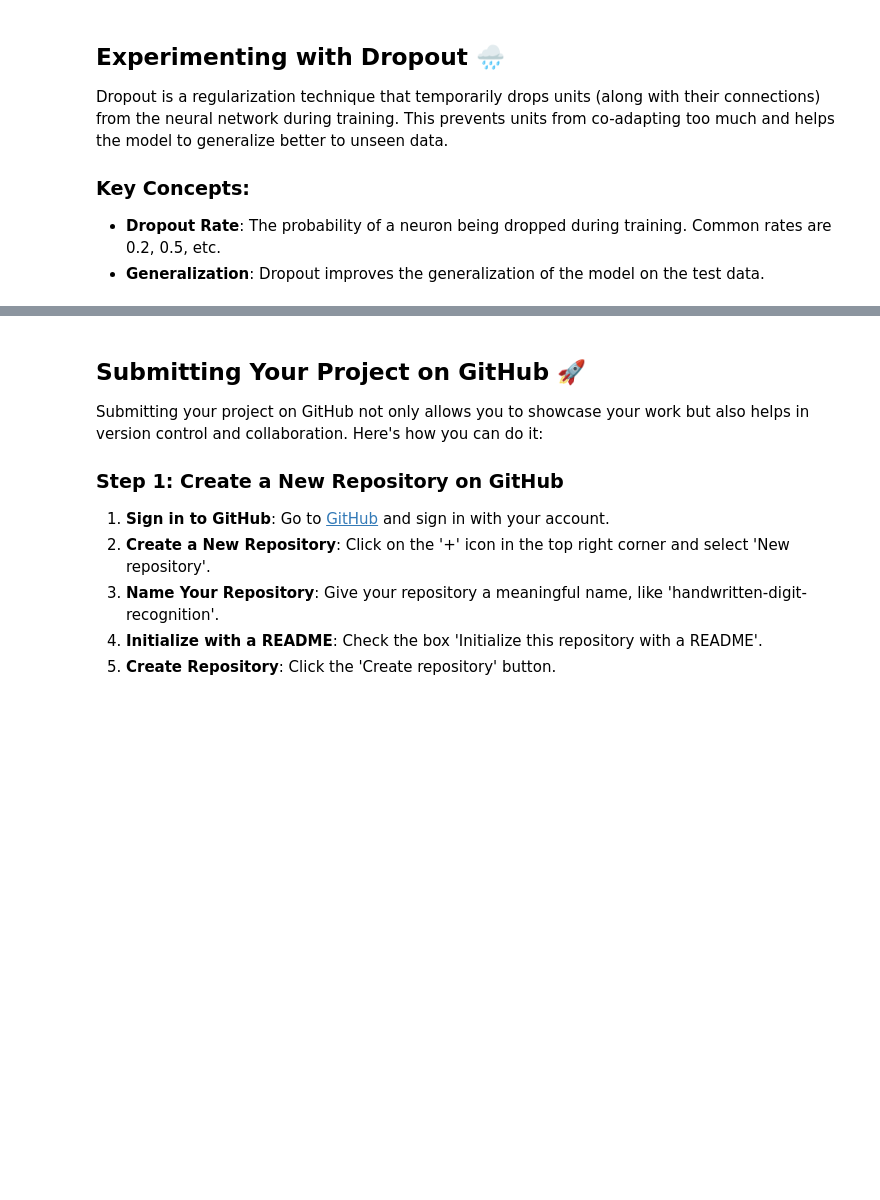
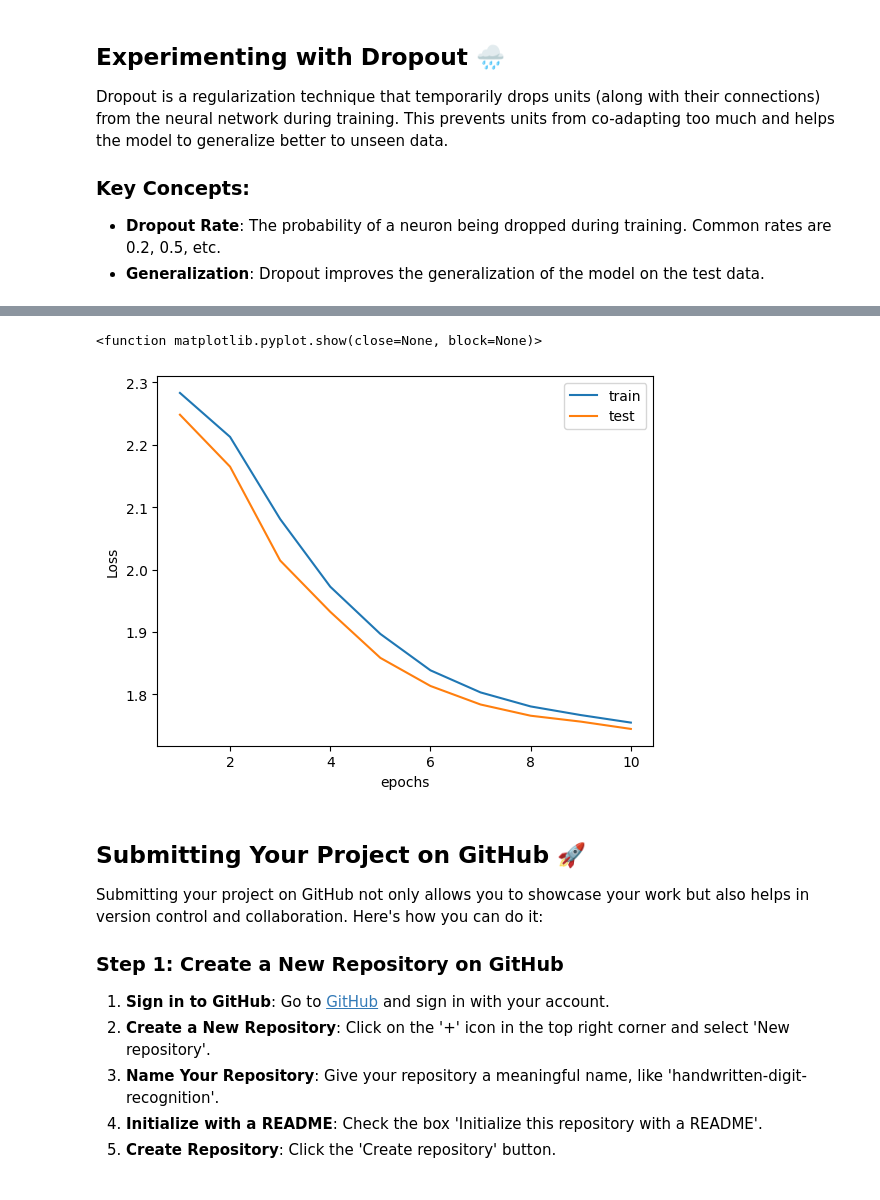
Before and after one commit to rania-azad/DeepLearning-Course---Limiteless, a Jupyter notebook: Project_1_Handwritten_Digit_Recognition.ipynb, the cells around one changed output, grey strips where cells are left out. Drawn from its saved outputs; the diff is of its cells as text; code cells hidden in the pictures; blank space fills up the shorter version.

```diff
--- a/Project_1_Handwritten_Digit_Recognition.ipynb
+++ b/Project_1_Handwritten_Digit_Recognition.ipynb
@@ -160,23 +277,24 @@ for epoch in range(num_epochs):
     running_loss = 0.0
     for images, labels in train_loader:
         # Training pass
-        optimzer.zero_grad()
-        output = model(image)
+        optimizer.zero_grad()
+        output = model(images)
         loss=criterion(output, labels)
-        optimezer.step()
+         loss.backward()
+        optimizer.step()
         running_loss += loss.item()
 
     # evaluation phase
     model.eval()
     validation_loss = 0.0
     with torch.no_grad():
-        for images, labels in validation_loader:
+        for images, labels in test_loader:
             output = model(images)
-            validation_loss +=
+            validation_loss += criterion(output, labels).item()
 
     # Calculate average losses
     training_loss = running_loss / len(train_loader)
-    validation_loss /= len(validation_loader)
+    validation_loss /= len(test_loader)
 
     print(f"Epoch {epoch+1}, Training Loss: {training_loss}, Validation Loss: {validation_loss}")
 
@@ -237,7 +372,7 @@ from torch.optim import SGD
 
 # TODO: Define the loss function and optimizer
 criterion = nn.CrossEntropyLoss()
-optimizer = SGD(model_with_dropout.parameters(), lr=)
+optimizer = SGD(model_with_dropout.parameters(), lr=0.01)
 
 # TODO: Set the number of epochs
 num_epochs = 10
@@ -249,25 +384,26 @@ for epoch in range(num_epochs):
     running_loss = 0.0
     for images, labels in train_loader:
         # TODO: Complete Training pass
-        optimzer.zero_grad()
-        output = model_with_dropout(image)
+        optimizer.zero_grad()
+        output = model_with_dropout(images)
         loss=criterion(output, labels)
-        optimezer.step()
+        loss.backward()
+        optimizer.step()
         running_loss += loss.item()
 
 
     else:
-        print(f"Epoch {epoch+1}, Loss: {running_loss/len(train_loader)}")
+        print(f"Epoch {epoch+1}, Train Loss: {running_loss/len(train_loader)}")
         train_losses.append(running_loss/len(train_loader))
     # TODO: evaluate on the test_loader
     test_loss = 0.0
     for images, labels in test_loader:
         # TODO: Complete evaluation pass
-output=model_with_dropout(images)
-loss=criterion(output, labels)
+        output=model_with_dropout(images)
+        loss=criterion(output, labels)
 
         test_loss += loss.item()
     else:
-        print(f" Loss: {test_loss/len(test_loader)}")
+        print(f" Test Loss: {test_loss/len(test_loader)}")
         test_losses.append(test_loss/len(test_loader))
 print("Training is finished!")
@@ -274,3 +428,14 @@ print("Training is finished!")
+# %%
+epochs=np.arange(1,num_epochs + 1)
+plt.plot(epochs, train_losses, label="train")
+plt.plot(epochs, test_losses, label="test")
+plt.xlabel("epochs")
+plt.ylabel("Loss")
+plt.legend()
+plt.show
+# %% [output]
+<function matplotlib.pyplot.show(close=None, block=None)>
+[figure, added]
 # %% [markdown]
 ## Submitting Your Project on GitHub 🚀
 
```
Also changed, not shown: parts of 10 cells of this notebook.
